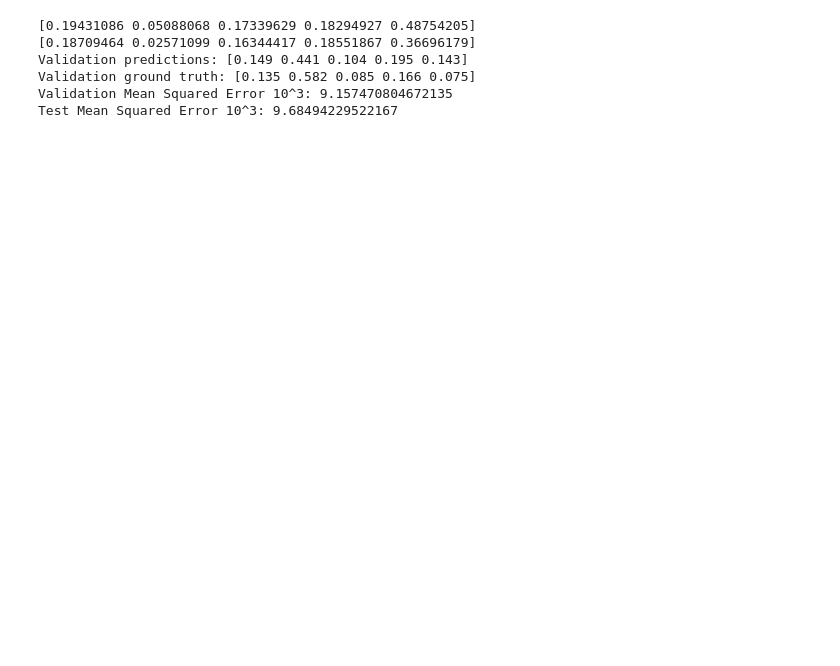
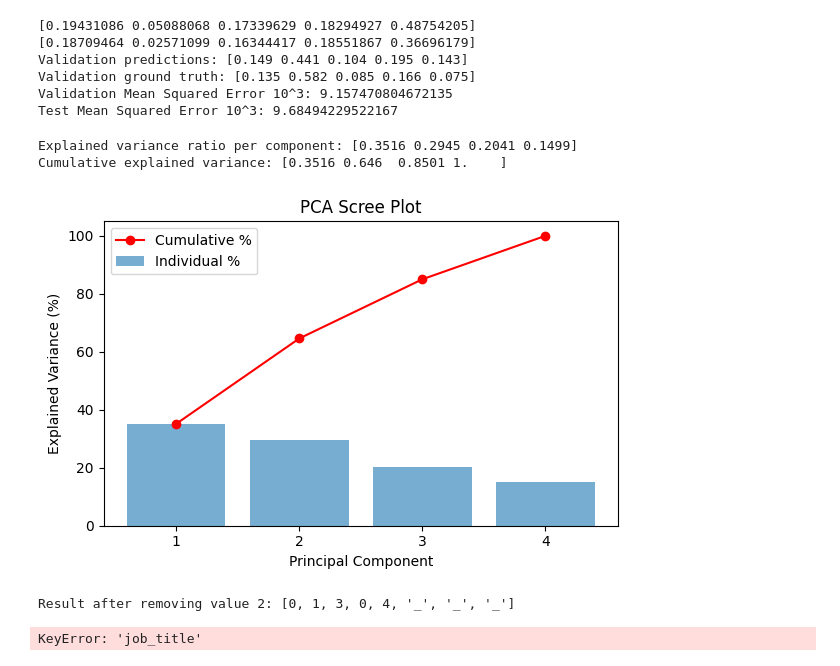
Before and after one commit to Roby290597/health_insurance, a Jupyter notebook: data_analysis.ipynb, the cells around one changed output. Drawn from its saved outputs; the diff is of its cells as text; code cells hidden in the pictures; blank space fills up the shorter version.

```diff
--- a/data_analysis.ipynb
+++ b/data_analysis.ipynb
@@ -215,3 +210,73 @@ Validation predictions: [0.149 0.441 0.104 0.195 0.143]
 Validation ground truth: [0.135 0.582 0.085 0.166 0.075]
 Validation Mean Squared Error 10^3: 9.157470804672135
 Test Mean Squared Error 10^3: 9.68494229522167
+# %%
+from sklearn.preprocessing import StandardScaler
+from sklearn.decomposition import PCA
+
+# Prepare data
+insurance_data_no_claim = features.copy()  # use existing processed DataFrame
+scaler = StandardScaler()
+X_scaled = scaler.fit_transform(insurance_data_no_claim)
+
+# Full PCA to inspect explained variance
+pca_full = PCA()
+pca_full.fit(X_scaled)
+explained = pca_full.explained_variance_ratio_
+cumulative = explained.cumsum()
+
+print("Explained variance ratio per component:", np.round(explained, 4))
+print("Cumulative explained variance:", np.round(cumulative, 4))
+
+# Scree plot
+plt.figure(figsize=(6,4))
+plt.bar(range(1, len(explained)+1), explained * 100, alpha=0.6, label='Individual %')
+plt.plot(range(1, len(cumulative)+1), cumulative * 100, marker='o', color='red', label='Cumulative %')
+plt.xlabel('Principal Component')
+plt.ylabel('Explained Variance (%)')
+plt.title('PCA Scree Plot')
+plt.xticks(range(1, len(explained)+1))
+plt.legend()
+plt.tight_layout()
+plt.show()
+# %% [output]
+Explained variance ratio per component: [0.3516 0.2945 0.2041 0.1499]
+Cumulative explained variance: [0.3516 0.646  0.8501 1.    ]
+[figure, added]
+# %%
+def removeElement(nums , val):
+    val_list = []
+    final_list = []
+    for i, value in enumerate(nums):
+        if value == val:
+            val_list.append("_")
+        else:
+            final_list.append(value)
+    final_list = final_list  + val_list
+    return final_list
+
+
+nums = [0,1,2,2,3,0,4,2]
+val = 2
+
+result = removeElement(nums, val)
+print("Result after removing value {}: {}".format(val, result))
+# %% [output]
+Result after removing value 2: [0, 1, 3, 0, 4, '_', '_', '_']
+# %%
+#python train_model.py# PCA to 2 components for visualization
+pca2 = PCA(n_components=2)
+X_pca2 = pca2.fit_transform(X_scaled)
+
+# Scatter plot of first 2 principal components, colored by the selected column (e.g. region)
+col_values = insurance_data_no_claim[col].values  # 'col' variable exists in the notebook and equals 'region'
+unique_vals = np.unique(col_values)
+
+
+# Optionally display loadings for first two components
+loadings = pd.DataFrame(pca2.components_.T, index=X_train.columns, columns=['PC1', 'PC2'])
+print("Top loadings (absolute) for PC1 and PC2:")
+print(loadings.abs().sort_values('PC1', ascending=False).head(8))
+print(loadings.abs().sort_values('PC2', ascending=False).head(8))
+# %% [output]
+KeyError: 'job_title'
```
Also changed, not shown: parts of 5 cells of this notebook, 8 other files.
